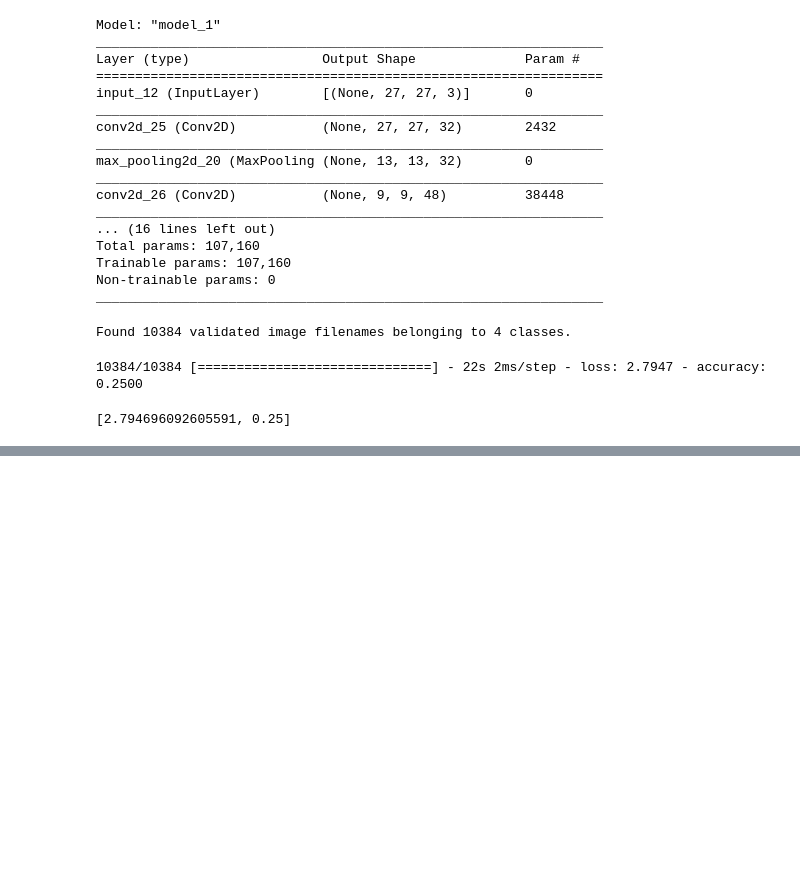
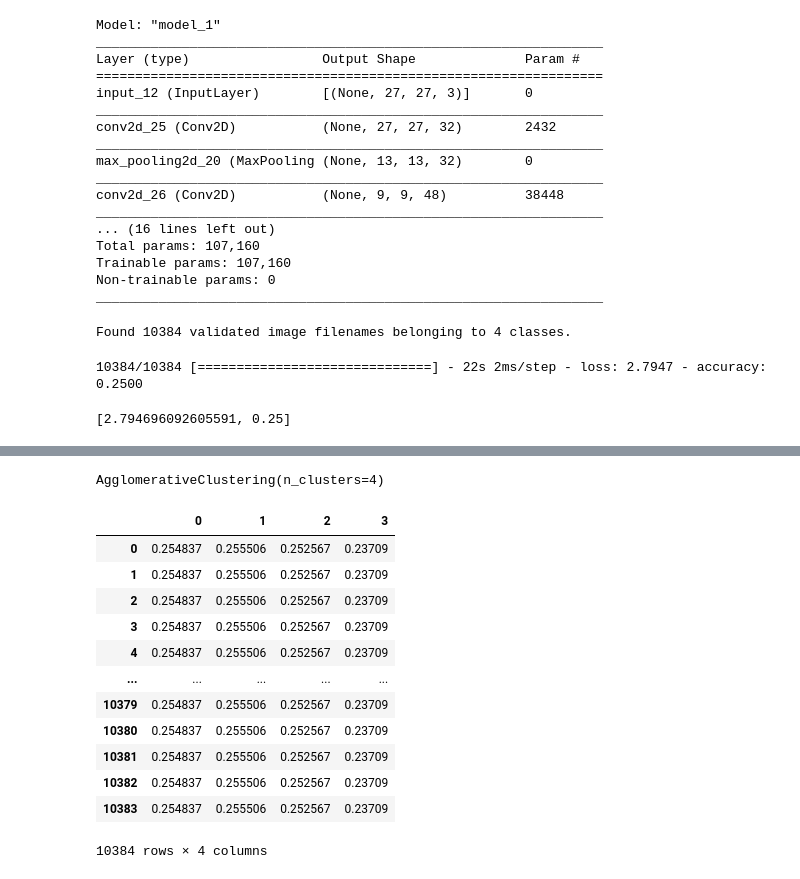
Before and after one commit to ngkarthi71/colon-cancer-analysis, a Jupyter notebook: colon_cancer_analysis.ipynb, the cells around one changed output, grey strips where cells are left out. Cells and saved outputs as stored; diff of their text form; code cells hidden in the pictures; blank space fills up the shorter version.

```diff
--- a/colon_cancer_analysis.ipynb
+++ b/colon_cancer_analysis.ipynb
@@ -208,0 +221,9 @@ model.evaluate(cell_predict_generator)
+# %%
+model.layers[0].trainable = False
+# add new classifier layers
+flat1 = Flatten()(cell_type_model_reg_pred.output)
+class1 = Dense(1024, activation='relu')(flat1)
+# define new model
+model = Model(inputs=model.inputs, outputs=model.outputs)
+
+model.summary()
@@ -208,0 +266,24 @@ model.evaluate(cell_predict_generator)
+# %%
+Training_Feature_vector = np.array(FlattenImages['flattenPhoto'], dtype = 'float64')
+from sklearn.cluster import AgglomerativeClustering
+kmeans = AgglomerativeClustering(n_clusters = 4)
+kmeans.fit(Training_Feature_vector)
+# %% [output]
+AgglomerativeClustering(n_clusters=4)
+# %%
+dimReducedDataFrame = pd.DataFrame(Training_Feature_vector)
+dimReducedDataFrame
+# %% [output]
+|  | 0 | 1 | 2 | 3 |
+| 0 | 0.254837 | 0.255506 | 0.252567 | 0.23709 |
+| 1 | 0.254837 | 0.255506 | 0.252567 | 0.23709 |
+| 2 | 0.254837 | 0.255506 | 0.252567 | 0.23709 |
+| 3 | 0.254837 | 0.255506 | 0.252567 | 0.23709 |
+| 4 | 0.254837 | 0.255506 | 0.252567 | 0.23709 |
+| ... | ... | ... | ... | ... |
+| 10379 | 0.254837 | 0.255506 | 0.252567 | 0.23709 |
+| 10380 | 0.254837 | 0.255506 | 0.252567 | 0.23709 |
+| 10381 | 0.254837 | 0.255506 | 0.252567 | 0.23709 |
+| 10382 | 0.254837 | 0.255506 | 0.252567 | 0.23709 |
+| 10383 | 0.254837 | 0.255506 | 0.252567 | 0.23709 |
+10384 rows × 4 columns
```
Also changed, not shown: parts of 10 cells of this notebook.
